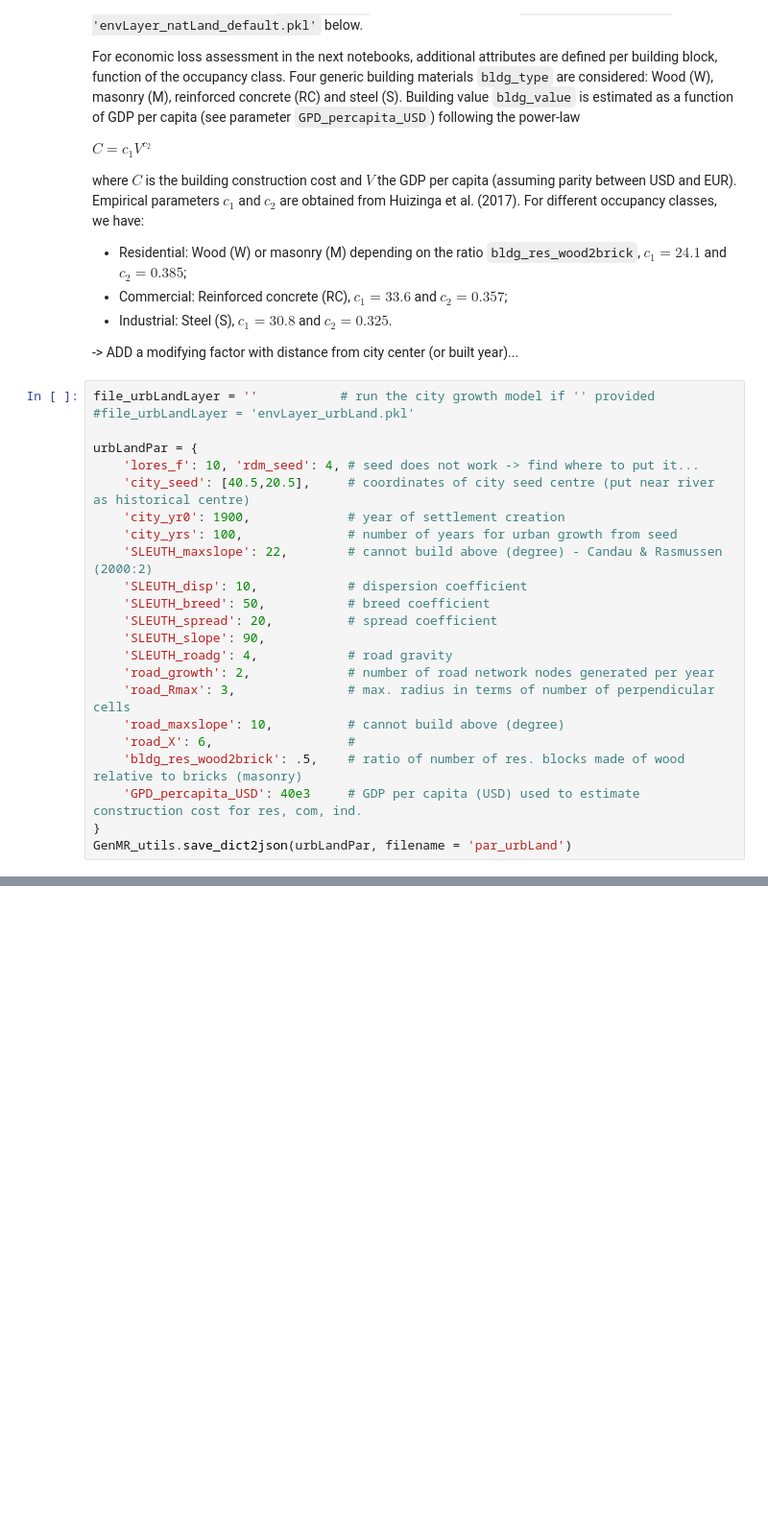
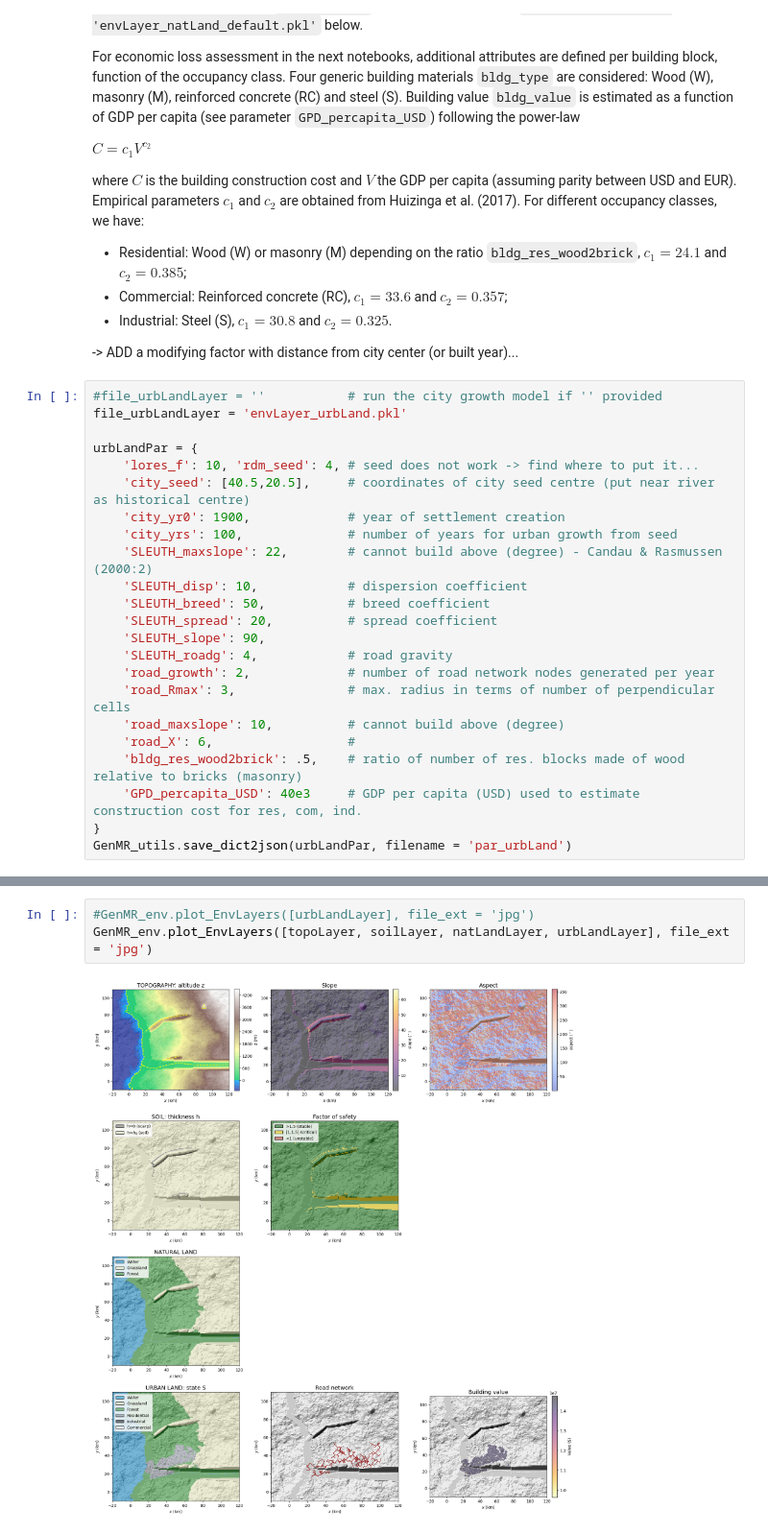
Before and after one commit to MignanRiskAnalytics/GenMR_SCOR, a Jupyter notebook: jupyter_execute/notebooks/Tutorial1_DigitalTemplate_environment.ipynb, the cells around one changed output, grey strips where cells are left out. Shown at 96% size. Drawn from its saved outputs; the diff is of its cells as text; blank space fills up the shorter version.

```diff
--- a/jupyter_execute/notebooks/Tutorial1_DigitalTemplate_environment.ipynb
+++ b/jupyter_execute/notebooks/Tutorial1_DigitalTemplate_environment.ipynb
@@ -220,8 +220,8 @@ where $C$ is the building construction cost and $V$ the GDP per capita (assuming
 
 -> ADD a modifying factor with distance from city center (or built year)...
 # %%
-file_urbLandLayer = ''           # run the city growth model if '' provided
-#file_urbLandLayer = 'envLayer_urbLand.pkl'
+#file_urbLandLayer = ''           # run the city growth model if '' provided
+file_urbLandLayer = 'envLayer_urbLand.pkl'
 
 urbLandPar = {
     'lores_f': 10, 'rdm_seed': 4, # seed does not work -> find where to put it...
@@ -270,0 +262,5 @@ urbLandLayer
+# %%
+#GenMR_env.plot_EnvLayers([urbLandLayer], file_ext = 'jpg')
+GenMR_env.plot_EnvLayers([topoLayer, soilLayer, natLandLayer, urbLandLayer], file_ext = 'jpg')
+# %% [output]
+[figure, added]
```
Also changed, not shown: parts of 4 cells of this notebook, 12 other files.
